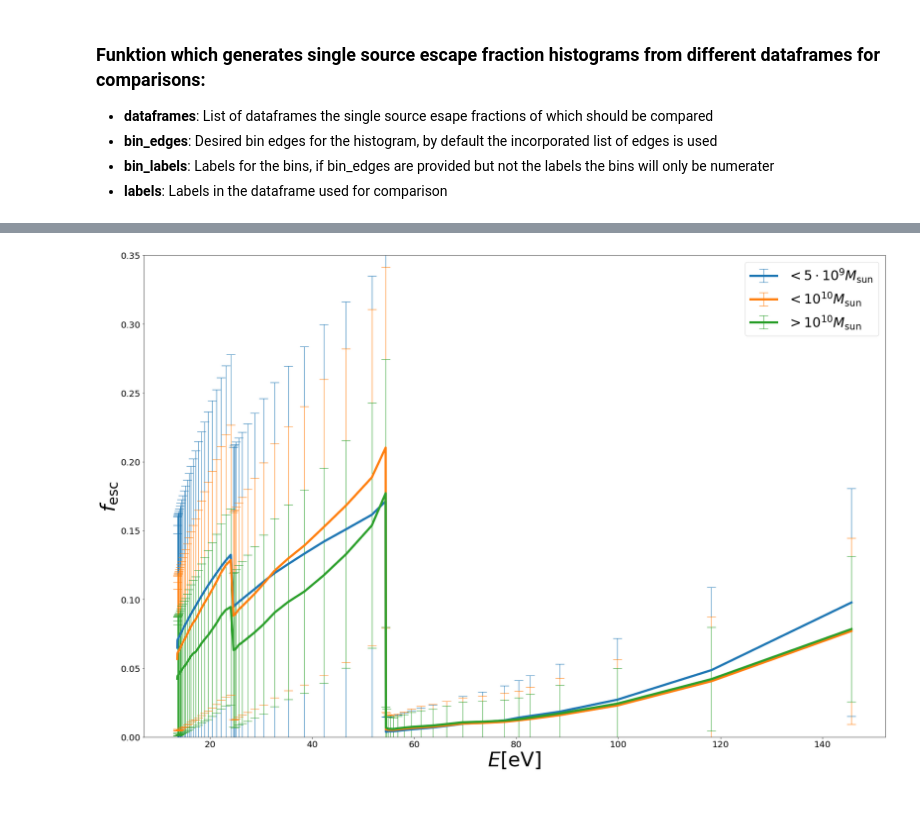
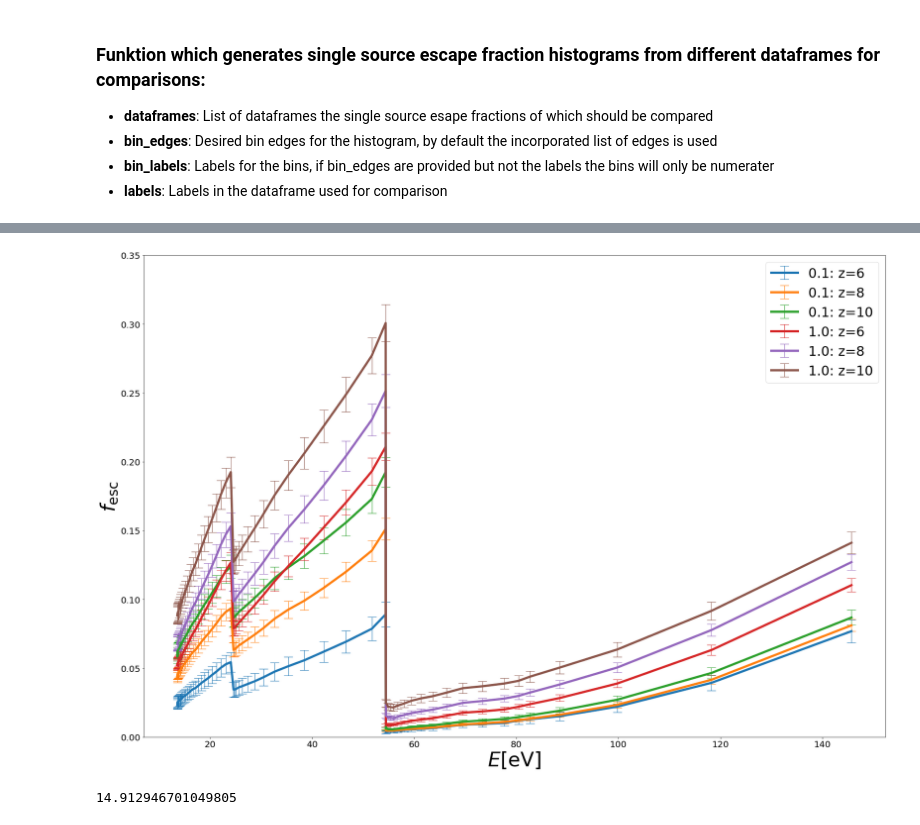
Before and after one commit to IvanKostyuk94/f_esc, a Jupyter notebook: plots.ipynb, the cells around one changed output, grey strips where cells are left out. Cells and saved outputs as stored; diff of their text form; code cells hidden in the pictures.

Commit message:
Significantly expanded the plots notebook, added some changes to build_df.py

```diff
--- a/plots.ipynb
+++ b/plots.ipynb
@@ -121,8 +123,8 @@ def freq_fesc(dataframes, mode='mean', labels=None):
             labels.append(f'dataframe {i+1}')
     for i, dataframe in enumerate(dataframes):
         energies = dataframe.iloc[0]['frequencies']*h/e
-        per_freq_data = np.vstack(dataframe['per_freq'].to_numpy())
-        error = np.std(per_freq_data, axis=0)
+        per_freq_data = np.vstack(dataframe.loc[:,'per_freq'].to_numpy())
+        error = np.std(per_freq_data, axis=0)/np.sqrt(len(per_freq_data))
 
         if mode == 'mean':
             values = np.mean(per_freq_data, axis=0)
@@ -212,3 +282,4 @@ def compare_single_source_dist(dataframes, bin_edges=None, bin_labels=None, labe
 # %%
 df_dust = pd.read_hdf('df_f_esc_freq.h5', 'dust')
 df_no_dust = pd.read_hdf('df_f_esc_freq.h5', 'no_dust')
+df_full_esc = pd.read_hdf('df_full_esc_freq.h5', 'no_dust')
@@ -232,6 +285,0 @@ freq_fesc(dfs, mode='median', labels=['$<5\cdot10^{9}M_\mathrm{sun}$',
-# %%
-freq_fesc(dfs, mode='mean', labels=['$<5\cdot10^{9}M_\mathrm{sun}$',
-                                        '$<10^{10}M_\mathrm{sun}$',
-                                        '$>10^{10}M_\mathrm{sun}$'])
-# %% [output]
-[figure, removed]
@@ -237,0 +289,8 @@ freq_fesc(dfs, mode='mean', labels=['$<5\cdot10^{9}M_\mathrm{sun}$',
+# %%
+dfs_z = [df_no_dust[df_no_dust.z==6],df_no_dust[df_no_dust.z==8],df_no_dust[df_no_dust.z==10],
+         df_full_esc[df_full_esc.z==6],df_full_esc[df_full_esc.z==8],df_full_esc[df_full_esc.z==10]]
+labels_z = ['0.1: z=6','0.1: z=8','0.1: z=10','1.0: z=6','1.0: z=8','1.0: z=10']
+# %%
+freq_fesc(dfs_z, labels = labels_z)
+# %% [output]
+[figure, added]
@@ -237,0 +299,4 @@ freq_fesc(dfs, mode='mean', labels=['$<5\cdot10^{9}M_\mathrm{sun}$',
+# %%
+df_no_dust.HaloMass.max()
+# %% [output]
+14.912946701049805
```
Also changed, not shown: parts of 20 cells of this notebook, 2 other files.
